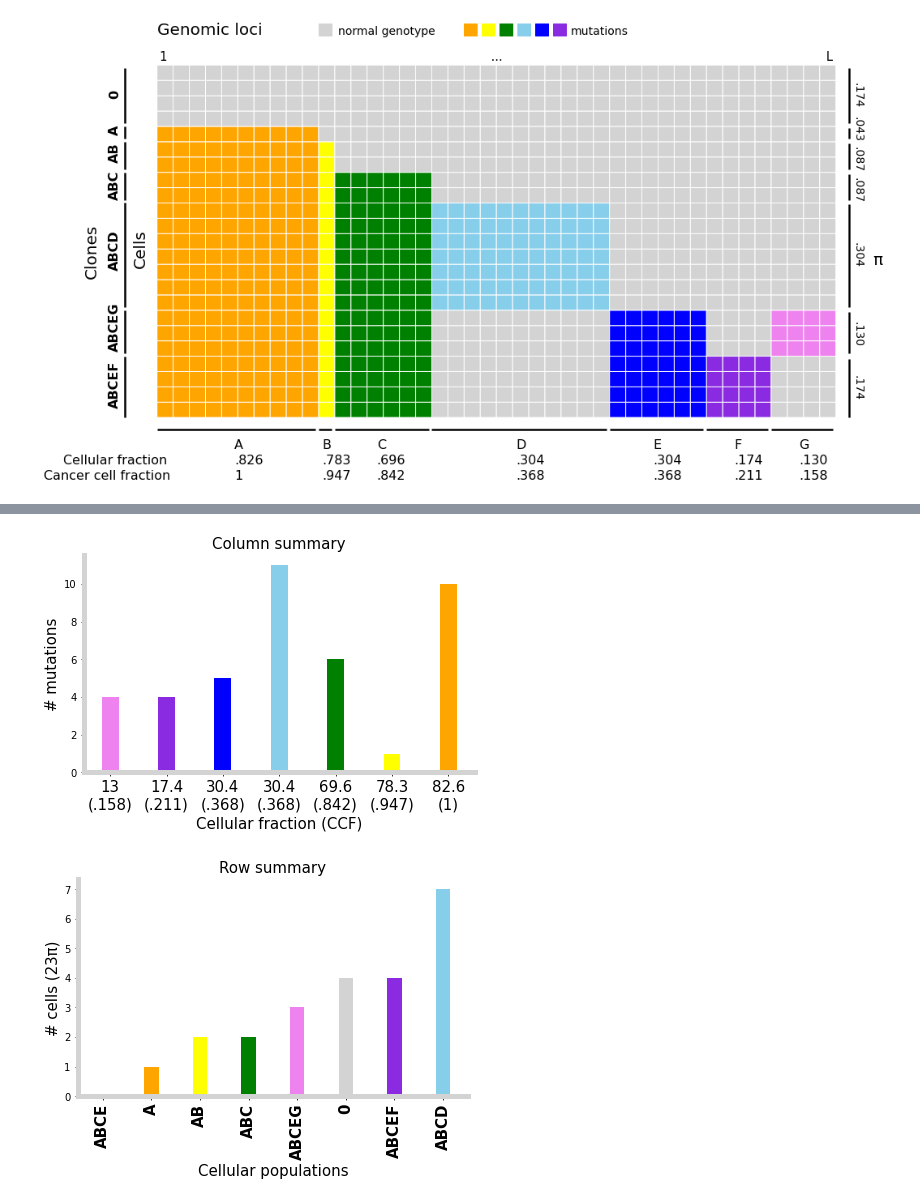
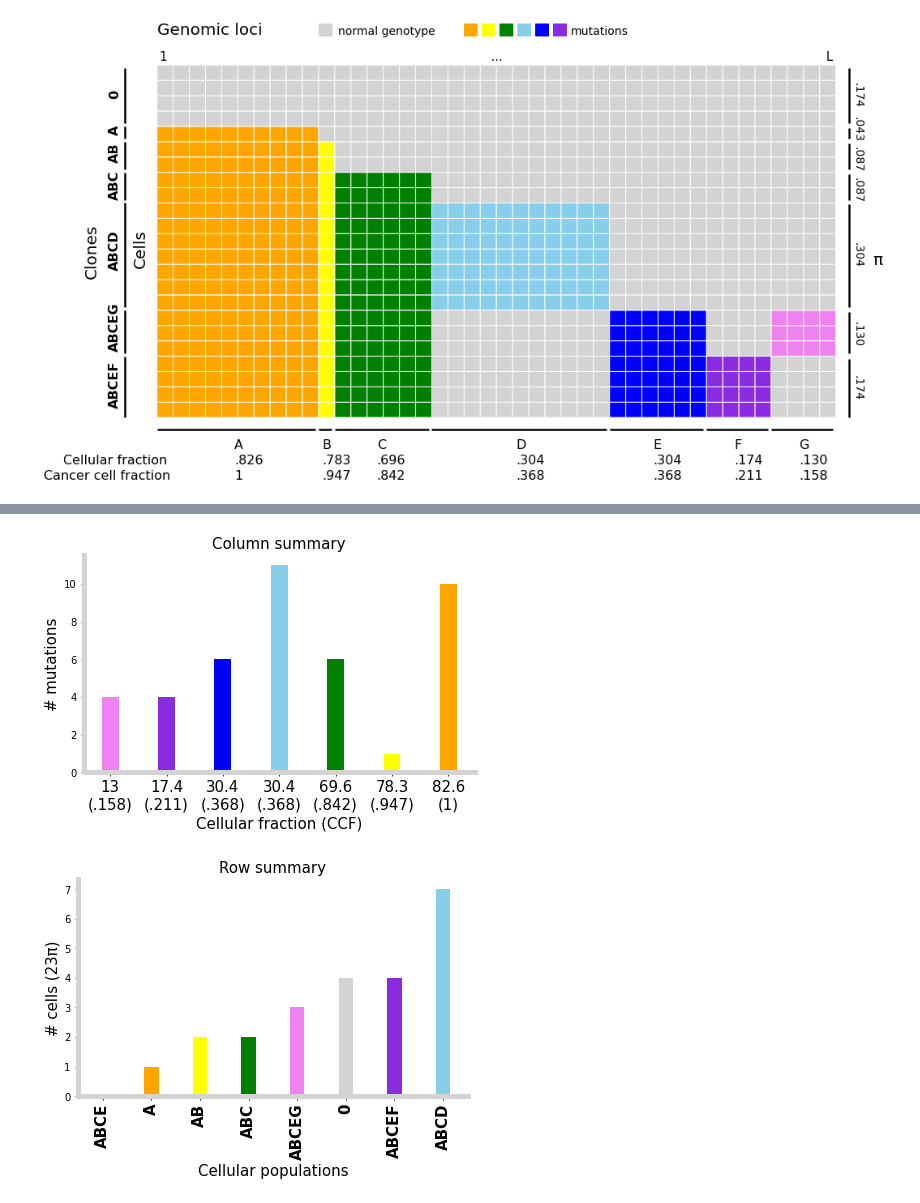
Before and after one commit to TomMakesThings/Cancer-Evolution, a Jupyter notebook: Mutation-Matrix.ipynb, the cells around one changed output, grey strips where cells are left out. Drawn from its saved outputs; the diff is of its cells as text; code cells hidden in the pictures.

```diff
--- a/Mutation-Matrix.ipynb
+++ b/Mutation-Matrix.ipynb
@@ -304,36 +304,36 @@ plt.show()
 
 fig, ax = plt.subplots(figsize = (7, 4))
 
 # Set axes border
 ax.spines["left"].set_linewidth(5)
 ax.spines["right"].set_visible(False)
 ax.spines["top"].set_visible(False)
 ax.spines["bottom"].set_linewidth(5)
 
 for spine in ax.spines.values():
     spine.set_edgecolor('lightgrey')
 
-# Set data to plot
-height = [4, 4, 5, 11, 6, 1, 10]
+# Add data to plot
+height = [4, 4, 6, 11, 6, 1, 10]
 labels = ["13\n(.158)", "17.4\n(.211)", "30.4\n(.368)", "30.4\n(.368)",
           "69.6\n(.842)", "78.3\n(.947)", "82.6\n(1)"]
 ticks = np.arange(len(labels))
 
 # Create bars
 plt.bar(ticks, height, color = mutation_colours[::-1], width = 0.3)
 
 # Set axis names and annotation
 plt.xticks(ticks = ticks, labels = labels, fontsize = 15)
 
 plt.xlabel("Cellular fraction (CCF)", fontsize = 15)
 plt.ylabel("# mutations", fontsize = 15)
 
 # Add plot title
 plt.title("Column summary", fontsize = 15)
 
 plt.show()
 # %% [output]
-[figure, old version]
+[figure, new version]
 # %%
 ### Row summary plot ###
 
```
Also changed, not shown: parts of 1 cell of this notebook.
